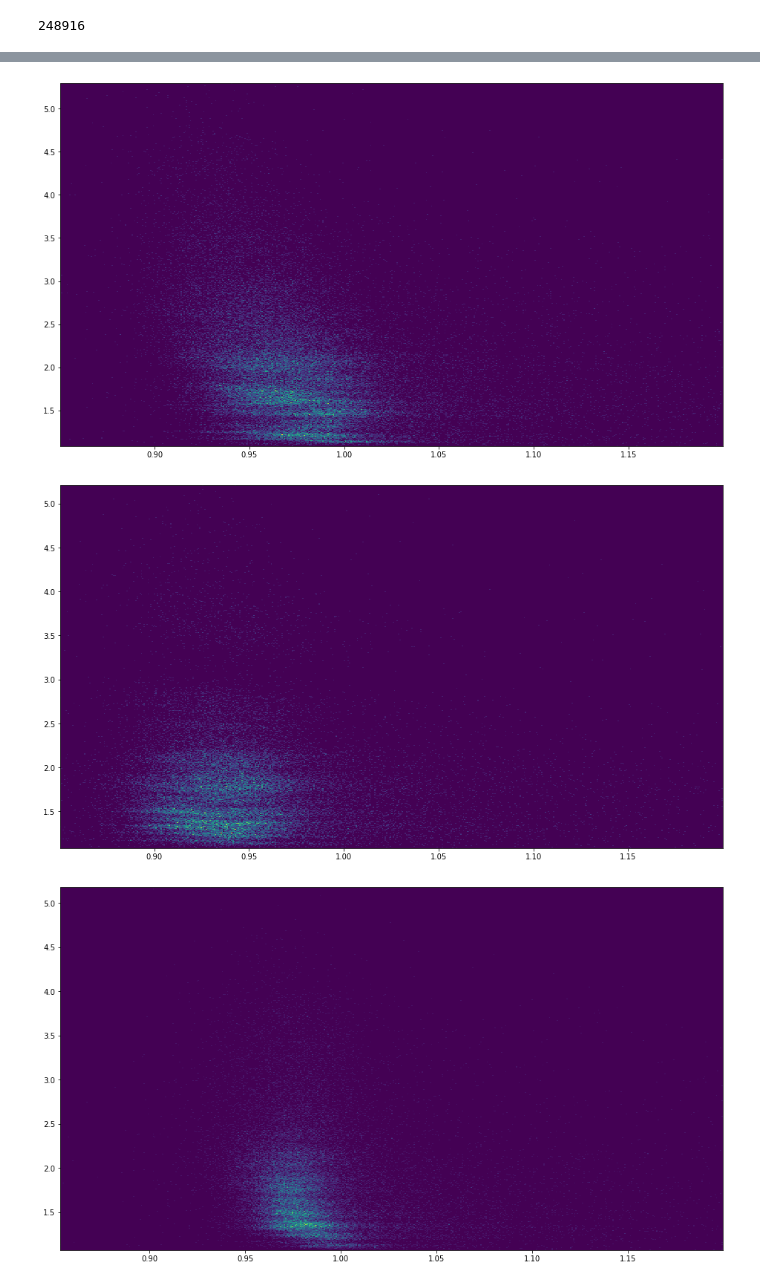
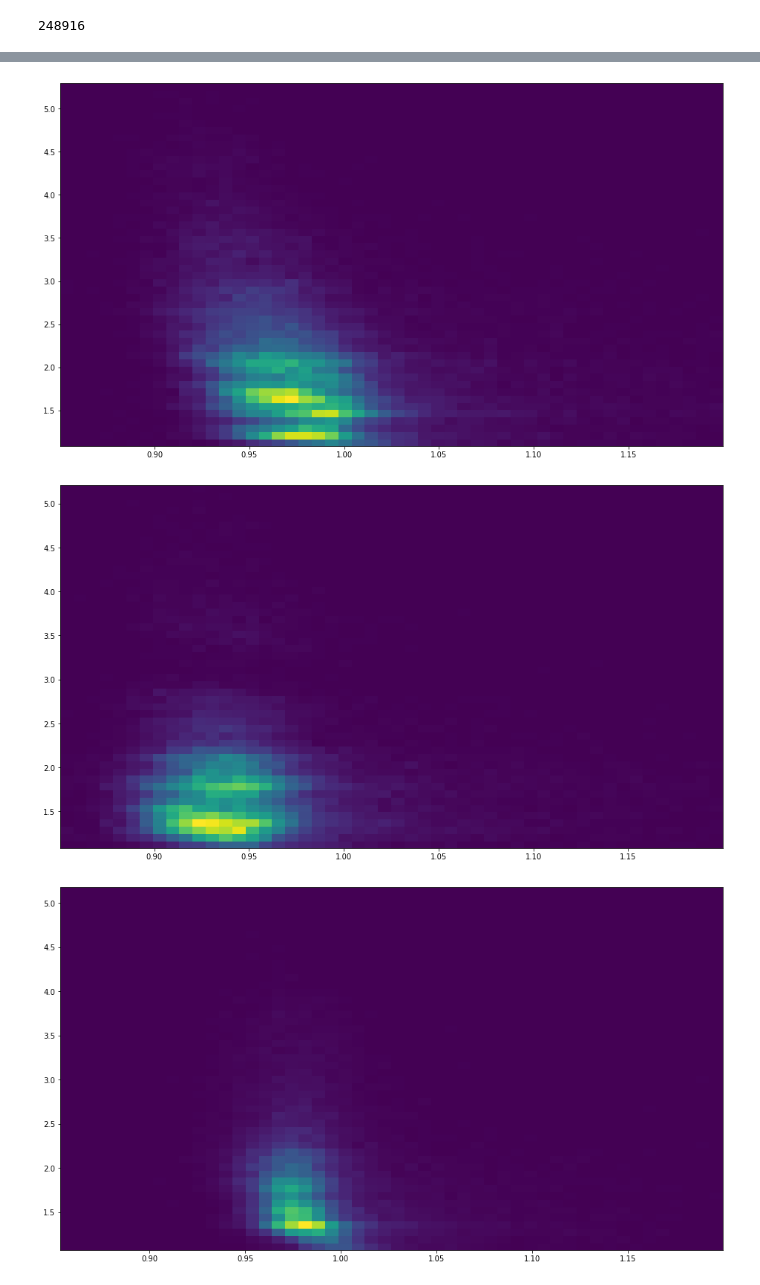
Before and after one commit to tylern4/physics_code, a Jupyter notebook: current/momentumCorrections/MomentumCorrKPark.ipynb, the cells around one changed output, grey strips where cells are left out. Drawn from its saved outputs; the diff is of its cells as text; code cells hidden in the pictures.

```diff
--- a/current/momentumCorrections/MomentumCorrKPark.ipynb
+++ b/current/momentumCorrections/MomentumCorrKPark.ipynb
@@ -121,17 +120,17 @@ df.head()
 # %%
 #for sec in np.unique(df.sector):
 #    fig = plt.figure(figsize=(16,9))
 #    d = df[df.sector == sec]
 #    plt.hist2d(-(d.p_p_calc-d.p_p)/d.p_p,d.e_theta, bins=500)
 #    plt.show()
 
 
 for sec in np.unique(df.sector):
     fig = plt.figure(figsize=(16,9))
     d = df[df.sector == sec]
-    plt.hist2d(d.w_corr, d.q2_corr, bins=500)
+    plt.hist2d(d.w_corr, d.q2_corr, bins=50)
     plt.show()
 # %% [output]
-[figure, old version]
+[figure, new version]
-[figure, old version]
+[figure, new version]
-[figure, old version]
+[figure, new version]
```
Also changed, not shown: parts of 11 cells of this notebook, 31 other files.
